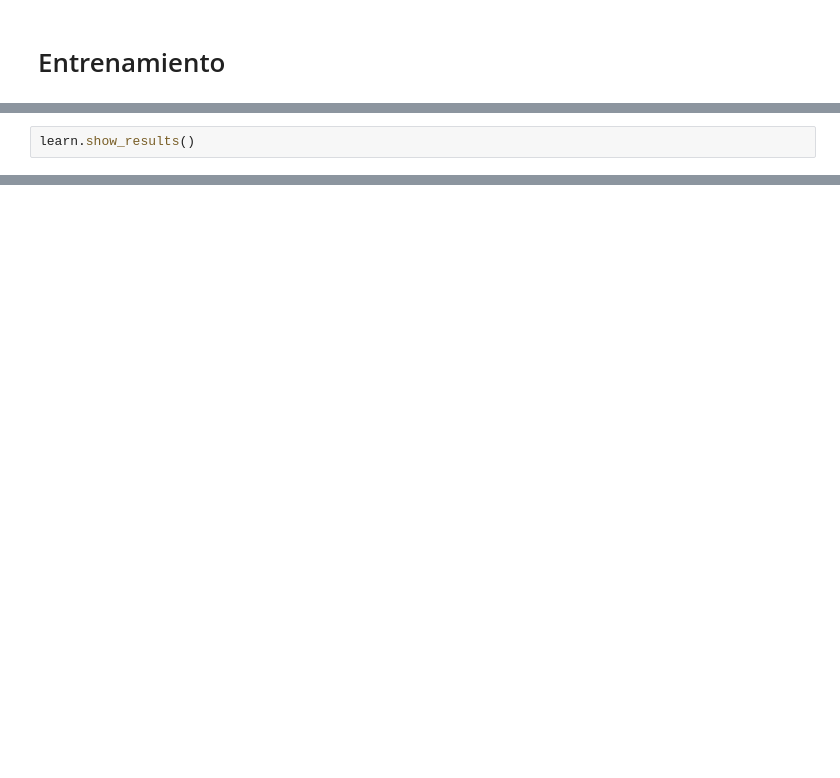
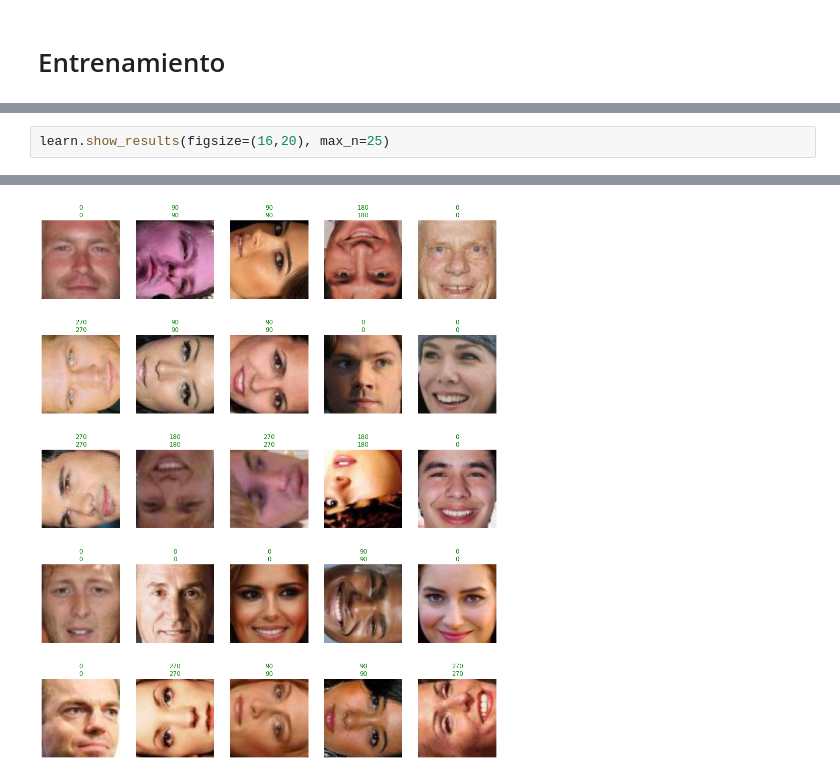
Before and after one commit to jamarju/demo_orla, a Jupyter notebook: 03_entrena_fastai.ipynb, the cells around one changed output, grey strips where cells are left out. Saved outputs shown, nothing was run; the diff lists cells and outputs as text; blank space fills up the shorter version.

```diff
--- a/03_entrena_fastai.ipynb
+++ b/03_entrena_fastai.ipynb
@@ -93,2 +117,3 @@ interp = ClassificationInterpretation.from_learner(learn)
-# %%
-learn.show_results()
+# %%
+learn.show_results(figsize=(16,20), max_n=25)
+# %% [output]
@@ -94,0 +121 @@ learn.show_results()
+[figure, added]
```
Also changed, not shown: parts of 35 cells of this notebook, 1 other file.
